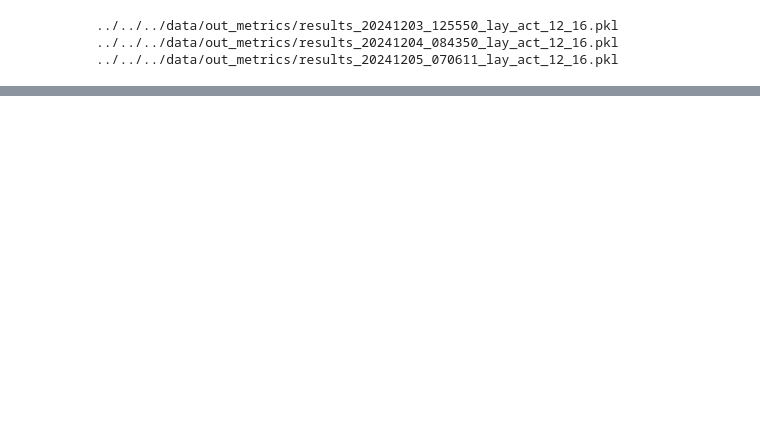
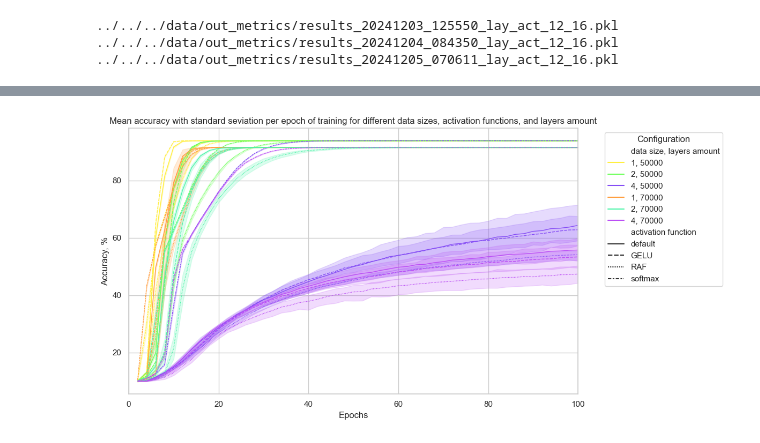
Before and after one commit to um-dacs-nlp/capacity, a Jupyter notebook: src/transformers/0.4.2_draw.ipynb, the cells around one changed output, grey strips where cells are left out. Cells and saved outputs as stored; diff of their text form; code cells hidden in the pictures; blank space fills up the shorter version.

```diff
--- a/src/transformers/0.4.2_draw.ipynb
+++ b/src/transformers/0.4.2_draw.ipynb
@@ -97 +151,5 @@ pd.DataFrame(all_results).T
+# %%
+draw_acc_epochs(results_melted, 100, new_map)
+# %% [output]
+[figure, added]
 # %%
```
Also changed, not shown: parts of 17 cells of this notebook, 1 other file.
